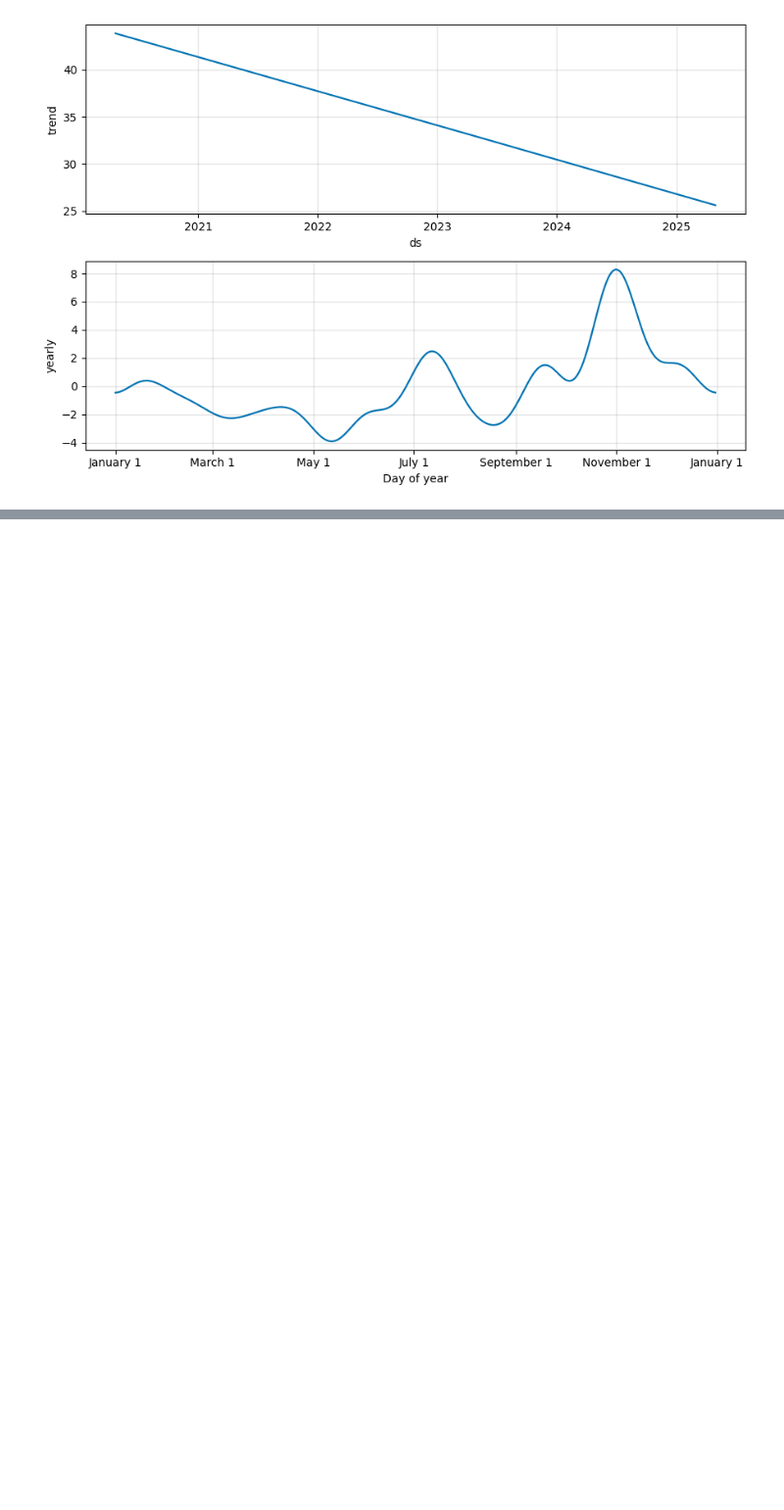
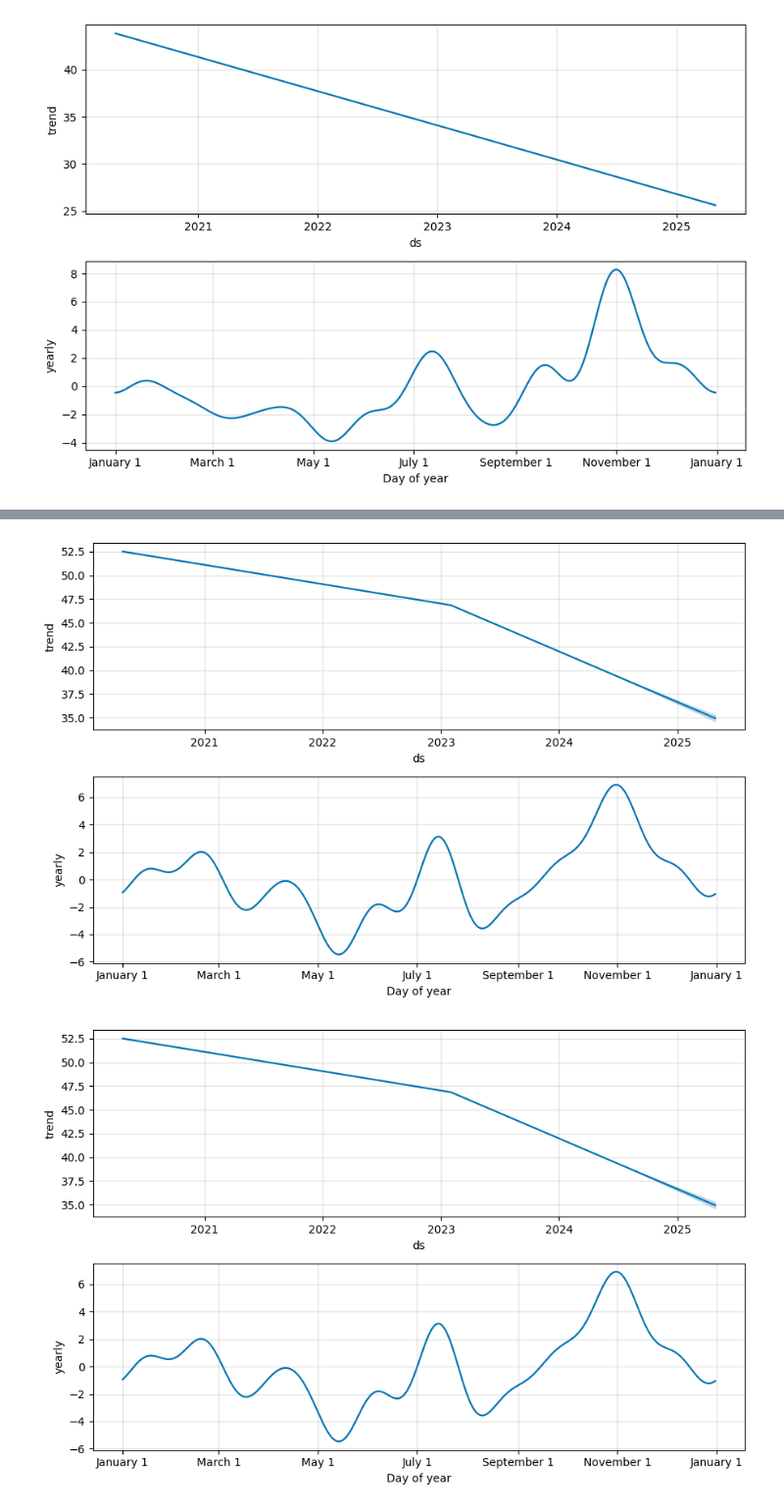
Before and after one commit to baraban7890/Unmasking-Anxiety, a Jupyter notebook: Project1.ipynb, the cells around one changed output, grey strips where cells are left out. Shown at 98% size. Saved outputs shown, nothing was run; the diff lists cells and outputs as text; code cells hidden in the pictures; blank space fills up the shorter version.

```diff
--- a/Project1.ipynb
+++ b/Project1.ipynb
@@ -435,0 +464,5 @@ hispanic_prophet.plot_components(df_hispanic_forecast)
+# %%
+prophet_18_29.plot_components(predict_18_29)
+# %% [output]
+[figure, added]
+[figure, added]
```
Also changed, not shown: parts of 4 cells of this notebook.
